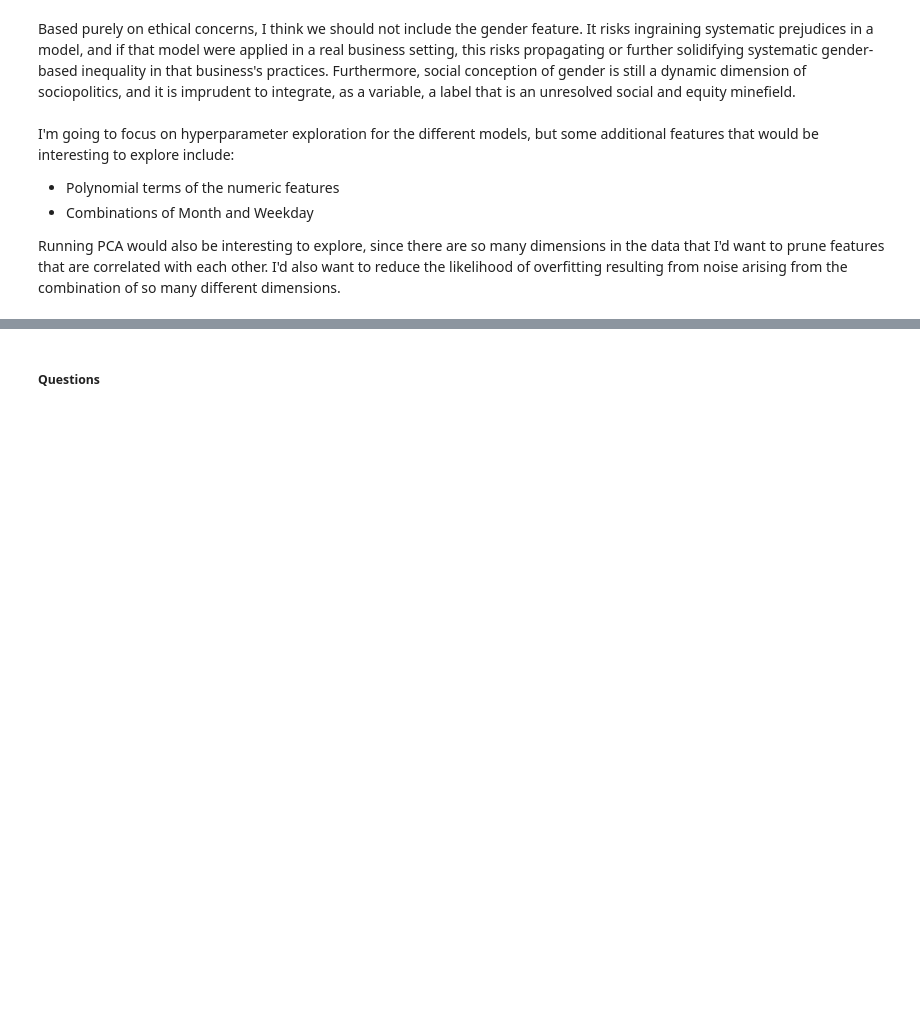
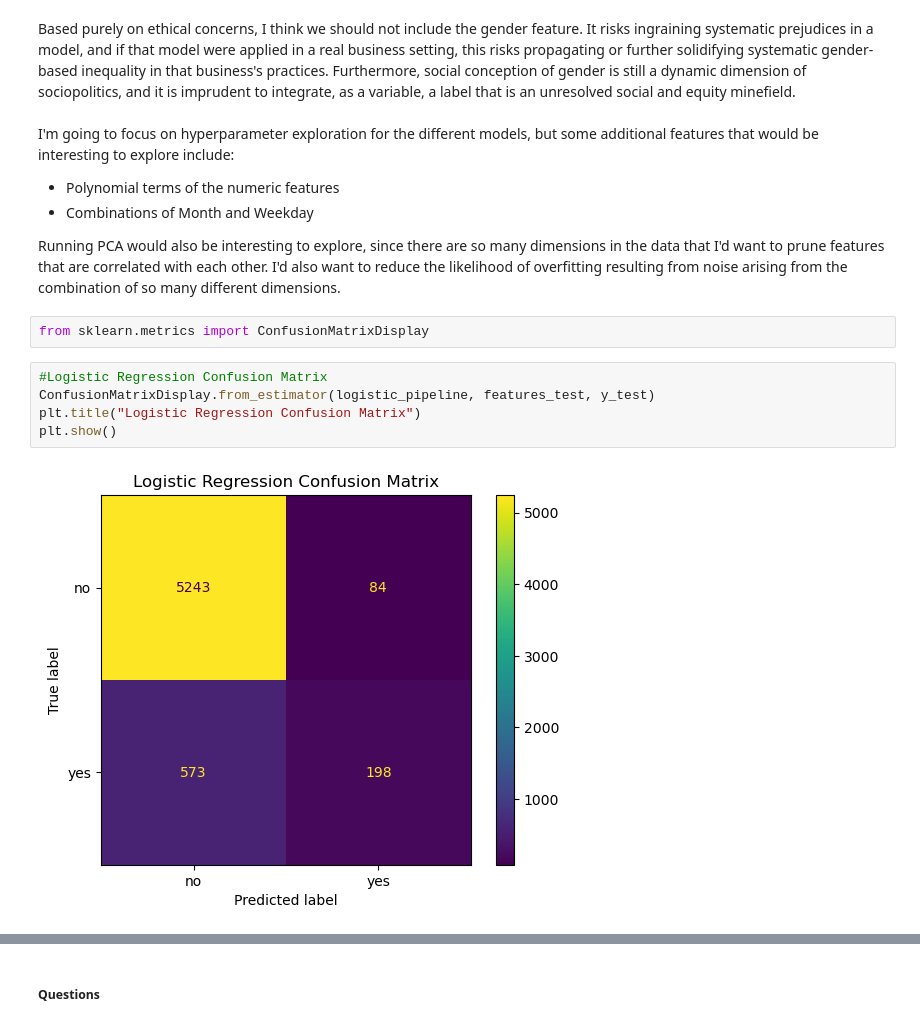
Before and after one commit to cassyt821/AI_ML-Portfolio, a Jupyter notebook: Assignment 17.1/prompt_III.ipynb, the cells around one changed output, grey strips where cells are left out. Cells and saved outputs as stored; diff of their text form; blank space fills up the shorter version.

Commit message:
Add confusion matrix plots

```diff
--- a/Assignment 17.1/prompt_III.ipynb
+++ b/Assignment 17.1/prompt_III.ipynb
@@ -346,3 +346,12 @@ I'm going to focus on hyperparameter exploration for the different models, but s
 - Combinations of Month and Weekday <br>
 
 Running PCA would also be interesting to explore, since there are so many dimensions in the data that I'd want to prune features that are correlated with each other. I'd also want to reduce the likelihood of overfitting resulting from noise arising from the combination of so many different dimensions.
+# %%
+from sklearn.metrics import ConfusionMatrixDisplay
+# %%
+#Logistic Regression Confusion Matrix
+ConfusionMatrixDisplay.from_estimator(logistic_pipeline, features_test, y_test)
+plt.title("Logistic Regression Confusion Matrix")
+plt.show()
+# %% [output]
+[figure, added]
```
Also changed, not shown: parts of 3 cells of this notebook.
